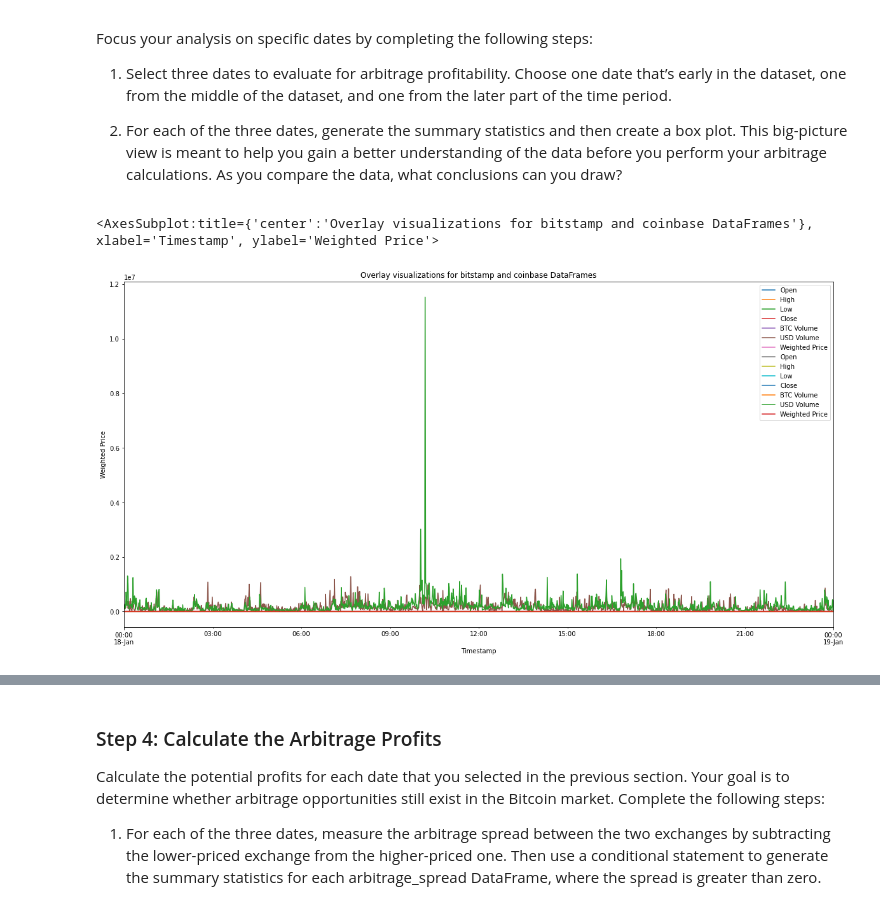
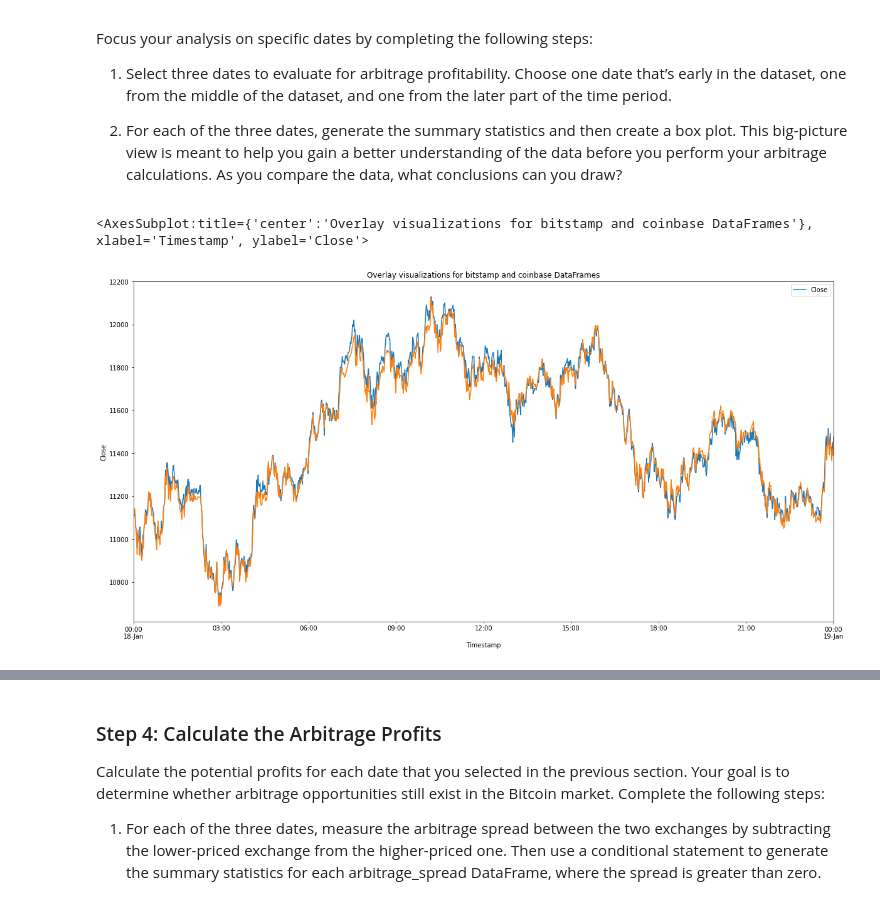
Before and after one commit to gatsbyz/columbia_bootcamp, a Jupyter notebook: module3/crypto_arbitrage.ipynb, the cells around one changed output, grey strips where cells are left out. Saved outputs shown, nothing was run; the diff lists cells and outputs as text; code cells hidden in the pictures.

```diff
--- a/module3/crypto_arbitrage.ipynb
+++ b/module3/crypto_arbitrage.ipynb
@@ -277,13 +277,13 @@ Focus your analysis on specific dates by completing the following steps:
 # %%
 # Create an overlay plot that visualizes the two dataframes over a period of one day early in the dataset.
 # Be sure that the plots include the parameters `legend`, `figsize`, `title`, `color` and `label`
 specificDates = ['2018-01-18 00:00:00', '2018-02-24 00:00:00', '2018-03-14 23:59:00']
-ax = bitstamp.loc[specificDates[0]:'2018-01-19 00:00:00'].plot.line(legend=True, figsize=(20, 10), title="Overlay visualizations for bitstamp and coinbase DataFrames",
-ylabel="Weighted Price")
-coinbase.loc[specificDates[0]:'2018-01-19 00:00:00'].plot.line(ax=ax)
+ax = bitstamp.loc[specificDates[0]:'2018-01-19 00:00:00', 'Close'].plot.line(legend=True, figsize=(20, 10), title="Overlay visualizations for bitstamp and coinbase DataFrames",
+ylabel="Close")
+coinbase.loc[specificDates[0]:'2018-01-19 00:00:00', 'Close'].plot.line(ax=ax)
 # %% [output]
-<AxesSubplot:title={'center':'Overlay visualizations for bitstamp and coinbase DataFrames'}, xlabel='Timestamp', ylabel='Weighted Price'>
+<AxesSubplot:title={'center':'Overlay visualizations for bitstamp and coinbase DataFrames'}, xlabel='Timestamp', ylabel='Close'>
-[figure, old version]
+[figure, new version]
 # %%
 # Using the early date that you have selected, calculate the arbitrage spread
 # by subtracting the bitstamp lower closing prices from the coinbase higher closing prices
```
Also changed, not shown: parts of 15 cells of this notebook, 1 other file.
